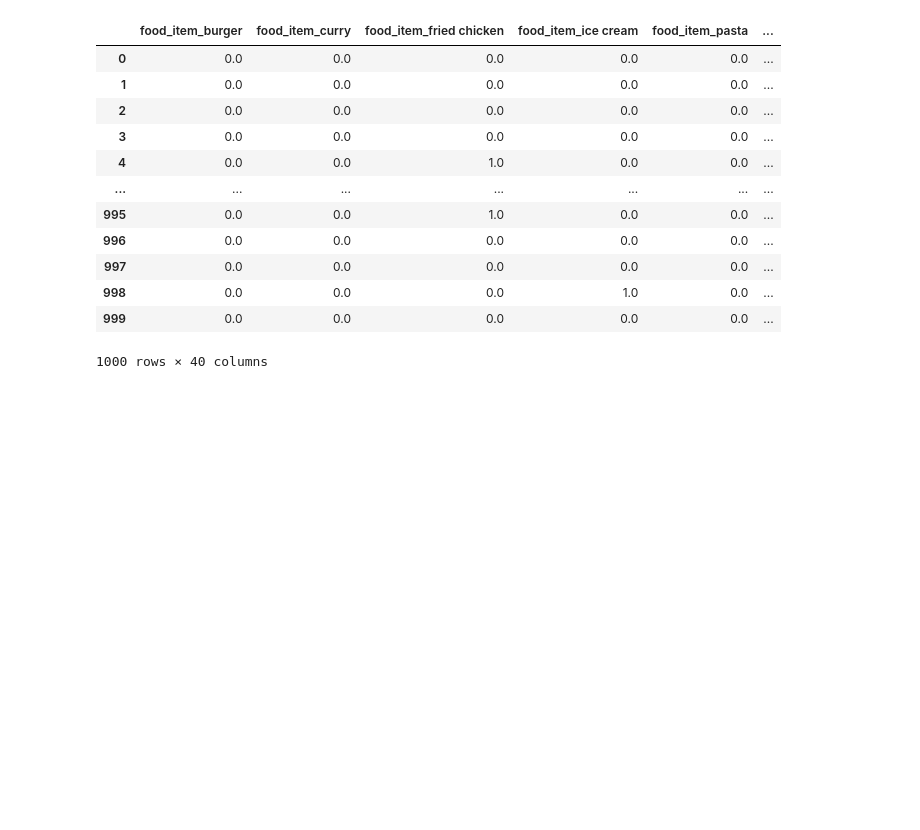
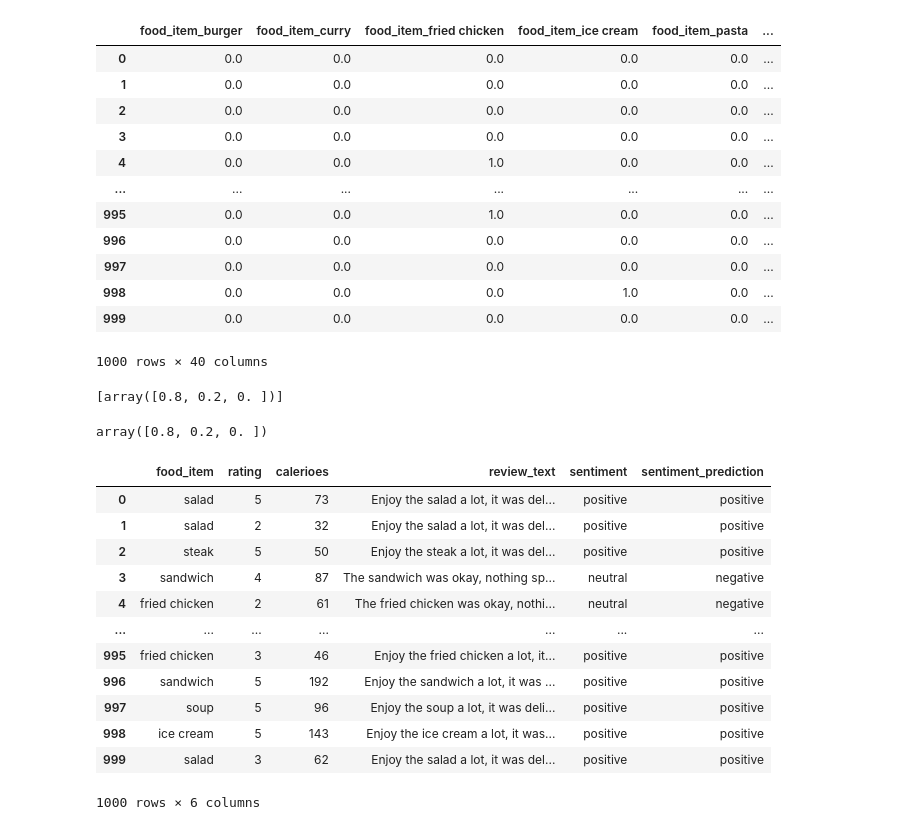
Before and after one commit to deepaksinghrx/EXL, a Jupyter notebook: NLP.ipynb, the cells around one changed output. Cells and saved outputs as stored; diff of their text form; code cells hidden in the pictures; blank space fills up the shorter version.

```diff
--- a/NLP.ipynb
+++ b/NLP.ipynb
@@ -141,0 +158,9 @@ final_df
+# %%
+vector
+# %% [output]
+[array([0.8, 0.2, 0. ])]
+# %%
+sentence_embedding = np.mean(vector, axis=0)
+sentence_embedding
+# %% [output]
+array([0.8, 0.2, 0. ])
@@ -141,0 +191,16 @@ final_df
+# %%
+X
+# %% [output]
+|  | food_item | rating | calerioes | review_text | sentiment | sentiment_prediction |
+| 0 | salad | 5 | 73 | Enjoy the salad a lot, it was del... | positive | positive |
+| 1 | salad | 2 | 32 | Enjoy the salad a lot, it was del... | positive | positive |
+| 2 | steak | 5 | 50 | Enjoy the steak a lot, it was del... | positive | positive |
+| 3 | sandwich | 4 | 87 | The sandwich was okay, nothing sp... | neutral | negative |
+| 4 | fried chicken | 2 | 61 | The fried chicken was okay, nothi... | neutral | negative |
+| ... | ... | ... | ... | ... | ... | ... |
+| 995 | fried chicken | 3 | 46 | Enjoy the fried chicken a lot, it... | positive | positive |
+| 996 | sandwich | 5 | 192 | Enjoy the sandwich a lot, it was ... | positive | positive |
+| 997 | soup | 5 | 96 | Enjoy the soup a lot, it was deli... | positive | positive |
+| 998 | ice cream | 5 | 143 | Enjoy the ice cream a lot, it was... | positive | positive |
+| 999 | salad | 3 | 62 | Enjoy the salad a lot, it was del... | positive | positive |
+1000 rows × 6 columns
```
Also changed, not shown: parts of 11 cells of this notebook.
